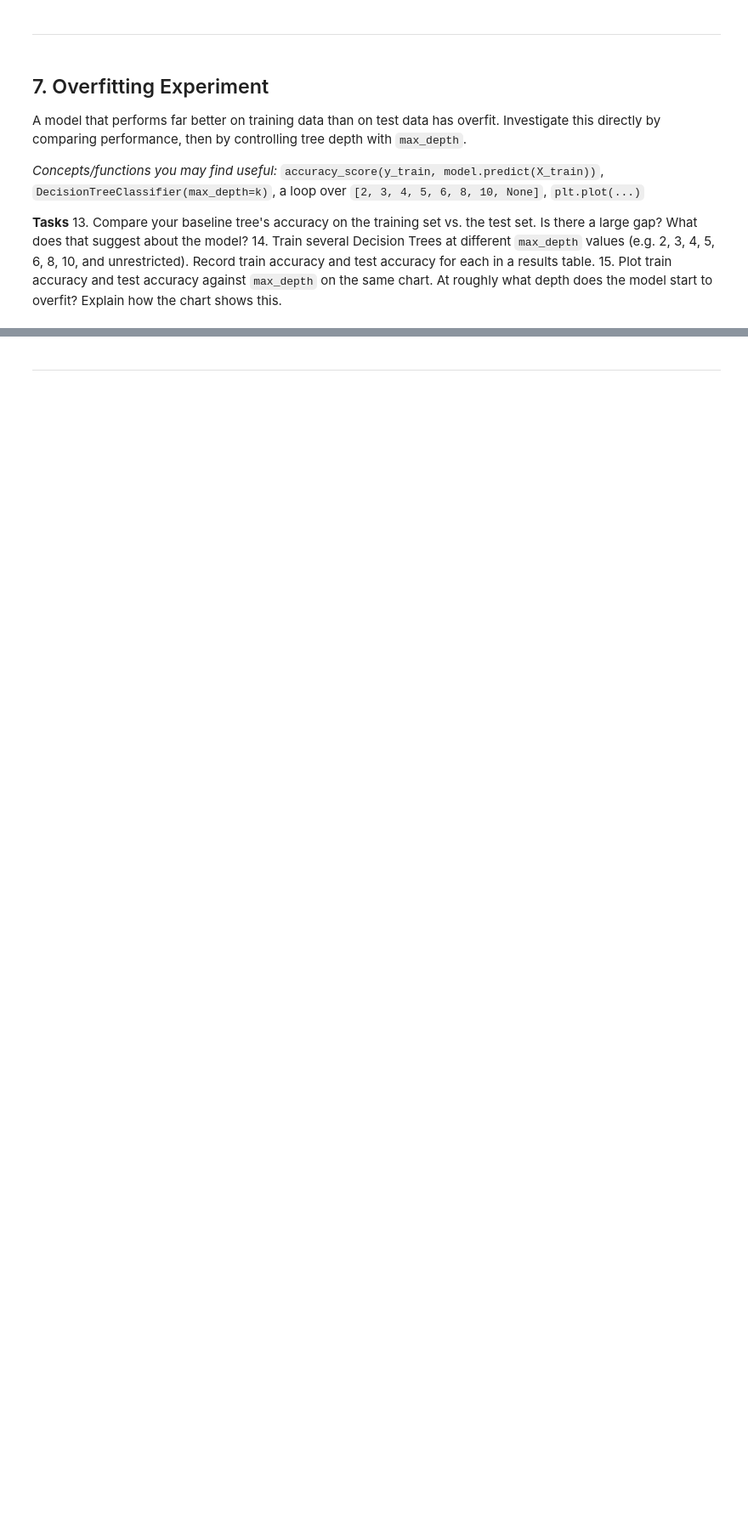
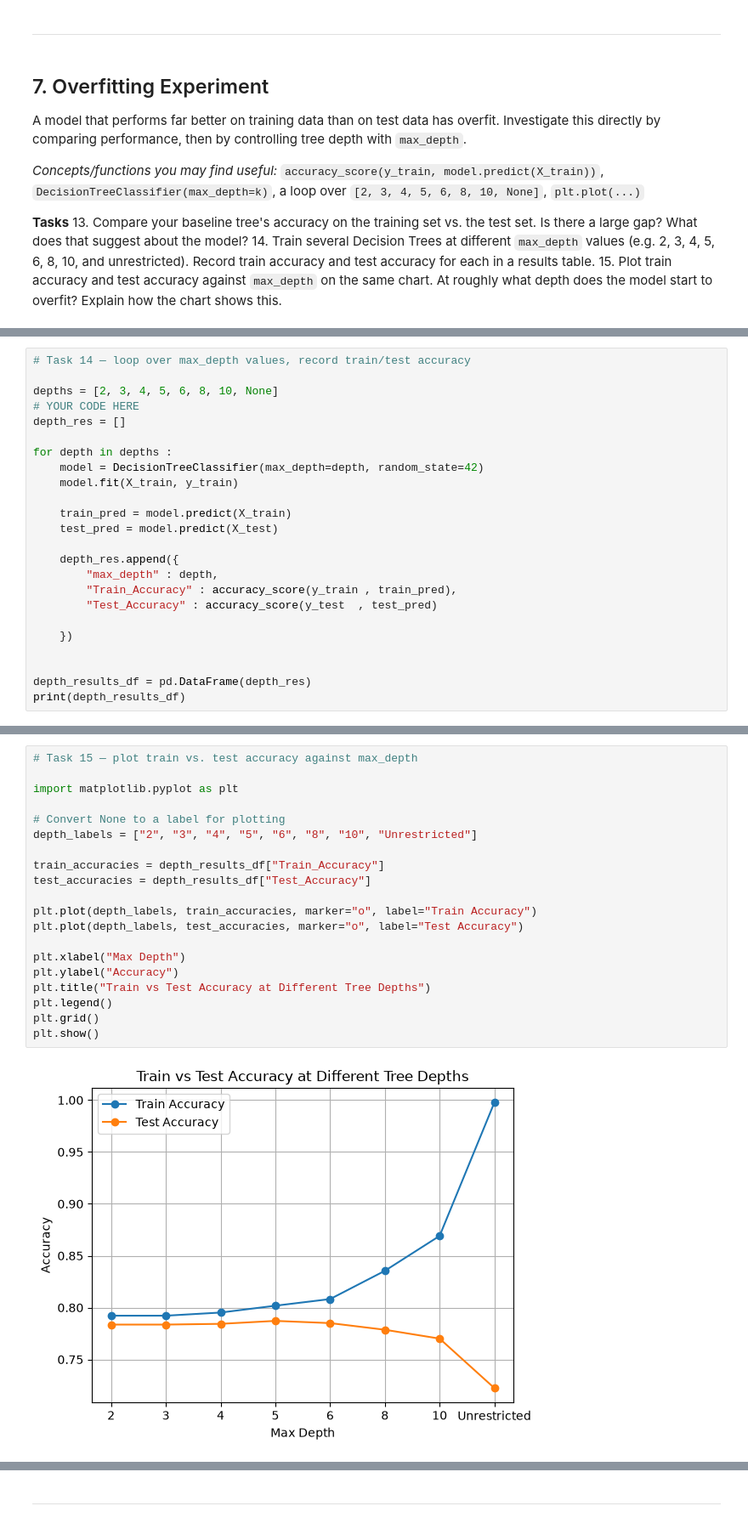
Before and after one commit to Ayesha-Mangi/ML_Labs, a Jupyter notebook: Lab3_Decision_Tree_Template.ipynb, the cells around one changed output, grey strips where cells are left out. Shown at 85% size. Cells and saved outputs as stored; diff of their text form; blank space fills up the shorter version.

Commit message:
Finalize decision tree and analyze feature importance

```diff
--- a/Lab3_Decision_Tree_Template.ipynb
+++ b/Lab3_Decision_Tree_Template.ipynb
@@ -303,0 +308,24 @@ _(your answer here)_
+# %%
+# Task 14 — loop over max_depth values, record train/test accuracy
+
+depths = [2, 3, 4, 5, 6, 8, 10, None]
+# YOUR CODE HERE
+depth_res = []
+
+for depth in depths :
+    model = DecisionTreeClassifier(max_depth=depth, random_state=42)
+    model.fit(X_train, y_train)
+
+    train_pred = model.predict(X_train)
+    test_pred = model.predict(X_test)
+
+    depth_res.append({
+        "max_depth" : depth,
+        "Train_Accuracy" : accuracy_score(y_train , train_pred),
+        "Test_Accuracy" : accuracy_score(y_test  , test_pred)
+
+    })
+
+
+depth_results_df = pd.DataFrame(depth_res)
+print(depth_results_df)
@@ -303,0 +355,22 @@ _(your answer here)_
+# %%
+# Task 15 — plot train vs. test accuracy against max_depth
+
+import matplotlib.pyplot as plt
+
+# Convert None to a label for plotting
+depth_labels = ["2", "3", "4", "5", "6", "8", "10", "Unrestricted"]
+
+train_accuracies = depth_results_df["Train_Accuracy"]
+test_accuracies = depth_results_df["Test_Accuracy"]
+
+plt.plot(depth_labels, train_accuracies, marker="o", label="Train Accuracy")
+plt.plot(depth_labels, test_accuracies, marker="o", label="Test Accuracy")
+
+plt.xlabel("Max Depth")
+plt.ylabel("Accuracy")
+plt.title("Train vs Test Accuracy at Different Tree Depths")
+plt.legend()
+plt.grid()
+plt.show()
+# %% [output]
+[figure, added]
```
Also changed, not shown: parts of 19 cells of this notebook.
